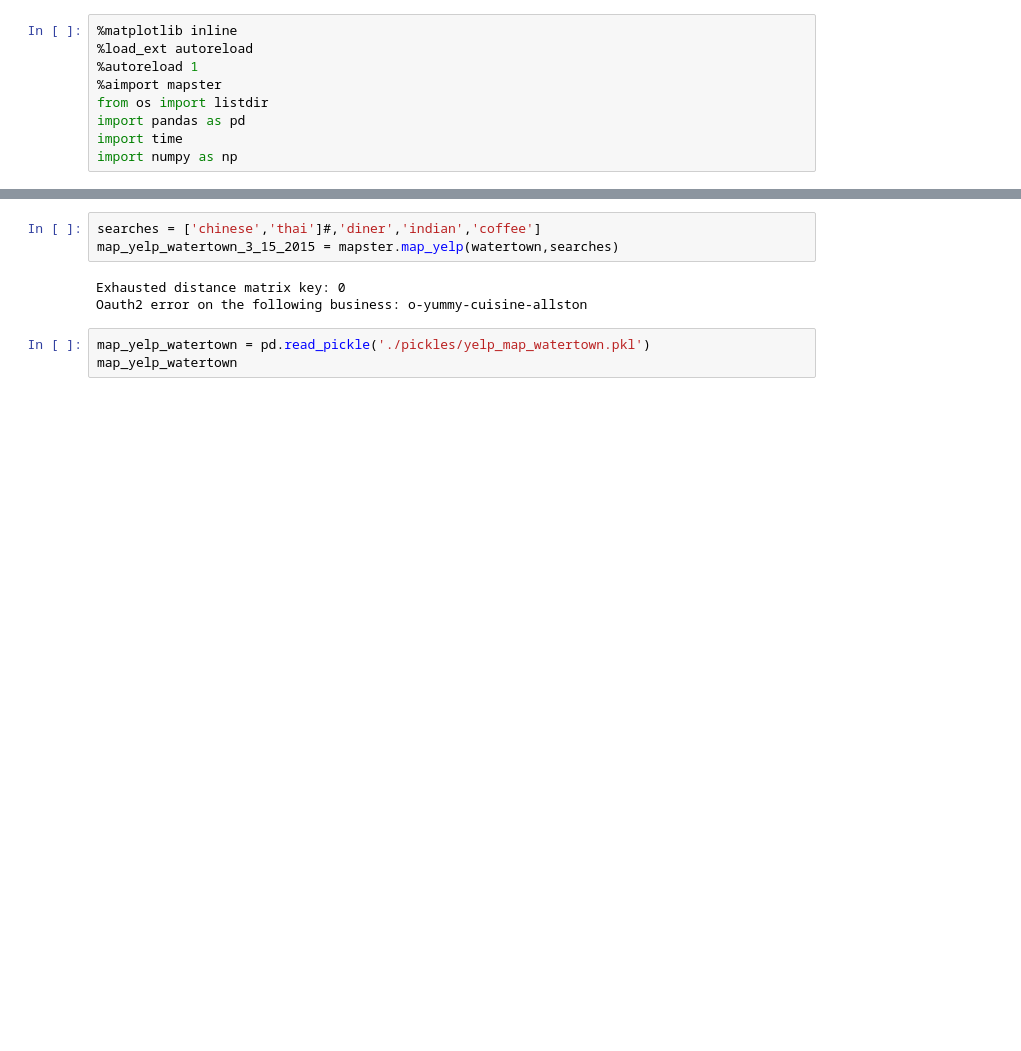
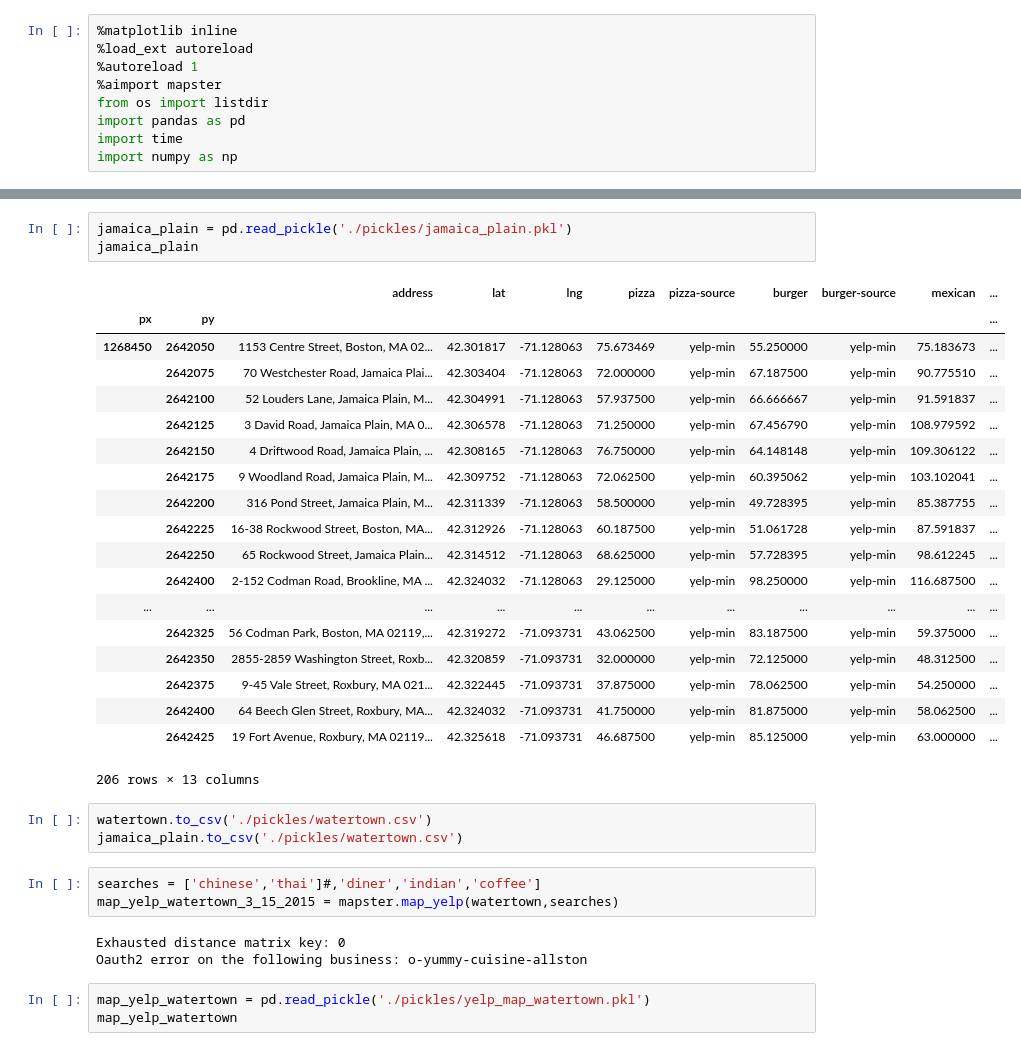
Before and after one commit to matthew-sochor-zz/mapster, a Jupyter notebook: Scraping.ipynb, the cells around one changed output, grey strips where cells are left out. Saved outputs shown, nothing was run; the diff lists cells and outputs as text; blank space fills up the shorter version.

```diff
--- a/Scraping.ipynb
+++ b/Scraping.ipynb
@@ -49,3 +49,29 @@ watertown
+# %%
+jamaica_plain = pd.read_pickle('./pickles/jamaica_plain.pkl')
+jamaica_plain
+# %% [output]
+|  |  | address | lat | lng | pizza | pizza-source | burger | burger-source | mexican | ... |
+| px | py |  |  |  |  |  |  |  |  | ... |
+| 1268450 | 2642050 | 1153 Centre Street, Boston, MA 02... | 42.301817 | -71.128063 | 75.673469 | yelp-min | 55.250000 | yelp-min | 75.183673 | ... |
+|  | 2642075 | 70 Westchester Road, Jamaica Plai... | 42.303404 | -71.128063 | 72.000000 | yelp-min | 67.187500 | yelp-min | 90.775510 | ... |
+|  | 2642100 | 52 Louders Lane, Jamaica Plain, M... | 42.304991 | -71.128063 | 57.937500 | yelp-min | 66.666667 | yelp-min | 91.591837 | ... |
+|  | 2642125 | 3 David Road, Jamaica Plain, MA 0... | 42.306578 | -71.128063 | 71.250000 | yelp-min | 67.456790 | yelp-min | 108.979592 | ... |
+|  | 2642150 | 4 Driftwood Road, Jamaica Plain, ... | 42.308165 | -71.128063 | 76.750000 | yelp-min | 64.148148 | yelp-min | 109.306122 | ... |
+|  | 2642175 | 9 Woodland Road, Jamaica Plain, M... | 42.309752 | -71.128063 | 72.062500 | yelp-min | 60.395062 | yelp-min | 103.102041 | ... |
+|  | 2642200 | 316 Pond Street, Jamaica Plain, M... | 42.311339 | -71.128063 | 58.500000 | yelp-min | 49.728395 | yelp-min | 85.387755 | ... |
+|  | 2642225 | 16-38 Rockwood Street, Boston, MA... | 42.312926 | -71.128063 | 60.187500 | yelp-min | 51.061728 | yelp-min | 87.591837 | ... |
+|  | 2642250 | 65 Rockwood Street, Jamaica Plain... | 42.314512 | -71.128063 | 68.625000 | yelp-min | 57.728395 | yelp-min | 98.612245 | ... |
+|  | 2642400 | 2-152 Codman Road, Brookline, MA ... | 42.324032 | -71.128063 | 29.125000 | yelp-min | 98.250000 | yelp-min | 116.687500 | ... |
+| ... | ... | ... | ... | ... | ... | ... | ... | ... | ... | ... |
+|  | 2642325 | 56 Codman Park, Boston, MA 02119,... | 42.319272 | -71.093731 | 43.062500 | yelp-min | 83.187500 | yelp-min | 59.375000 | ... |
+|  | 2642350 | 2855-2859 Washington Street, Roxb... | 42.320859 | -71.093731 | 32.000000 | yelp-min | 72.125000 | yelp-min | 48.312500 | ... |
+|  | 2642375 | 9-45 Vale Street, Roxbury, MA 021... | 42.322445 | -71.093731 | 37.875000 | yelp-min | 78.062500 | yelp-min | 54.250000 | ... |
+|  | 2642400 | 64 Beech Glen Street, Roxbury, MA... | 42.324032 | -71.093731 | 41.750000 | yelp-min | 81.875000 | yelp-min | 58.062500 | ... |
+|  | 2642425 | 19 Fort Avenue, Roxbury, MA 02119... | 42.325618 | -71.093731 | 46.687500 | yelp-min | 85.125000 | yelp-min | 63.000000 | ... |
+206 rows × 13 columns
+# %%
+watertown.to_csv('./pickles/watertown.csv')
+jamaica_plain.to_csv('./pickles/watertown.csv')
 # %%
 searches = ['chinese','thai']#,'diner','indian','coffee']
 map_yelp_watertown_3_15_2015 = mapster.map_yelp(watertown,searches)
```
Also changed, not shown: parts of 51 cells of this notebook, 8 other files.
